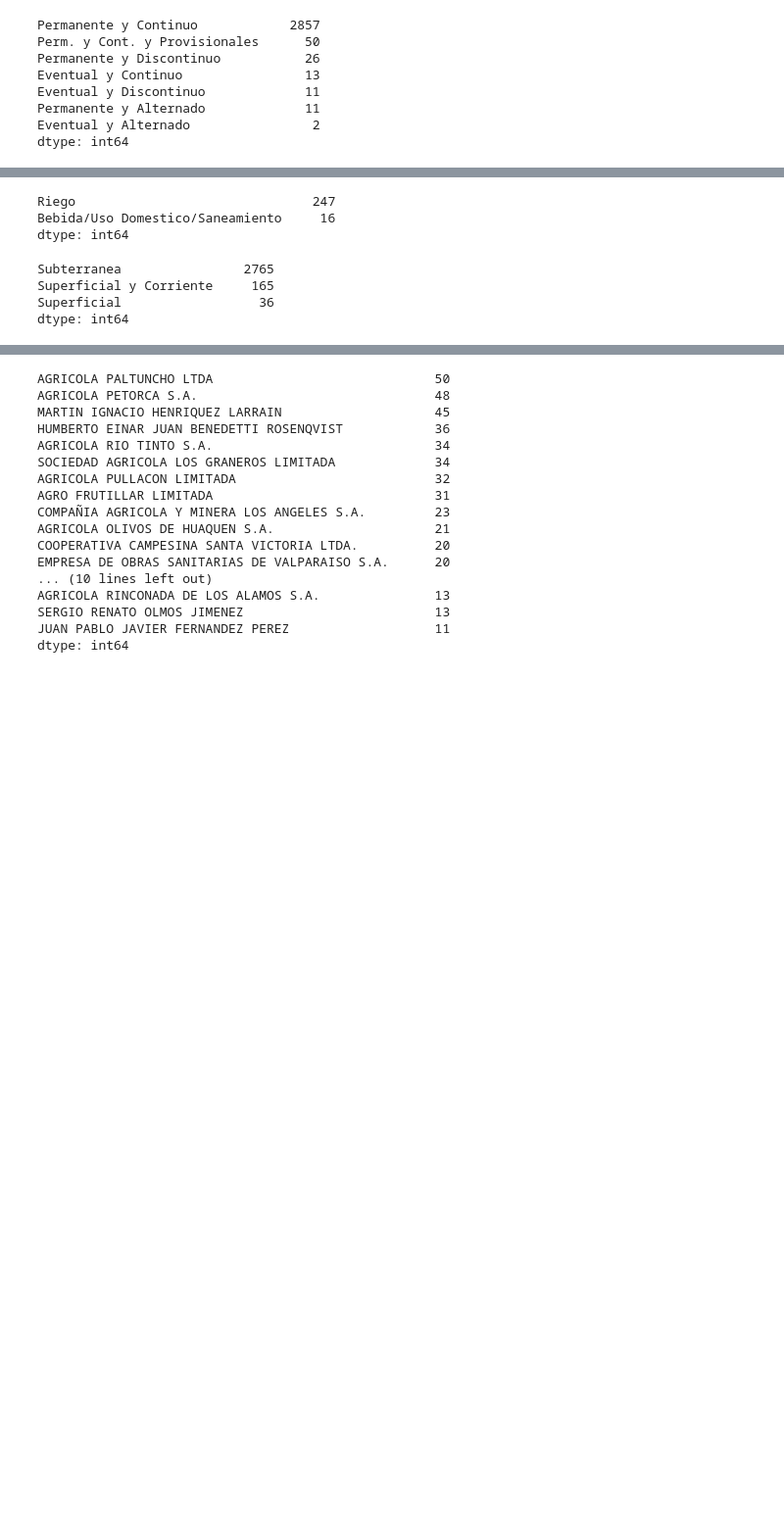
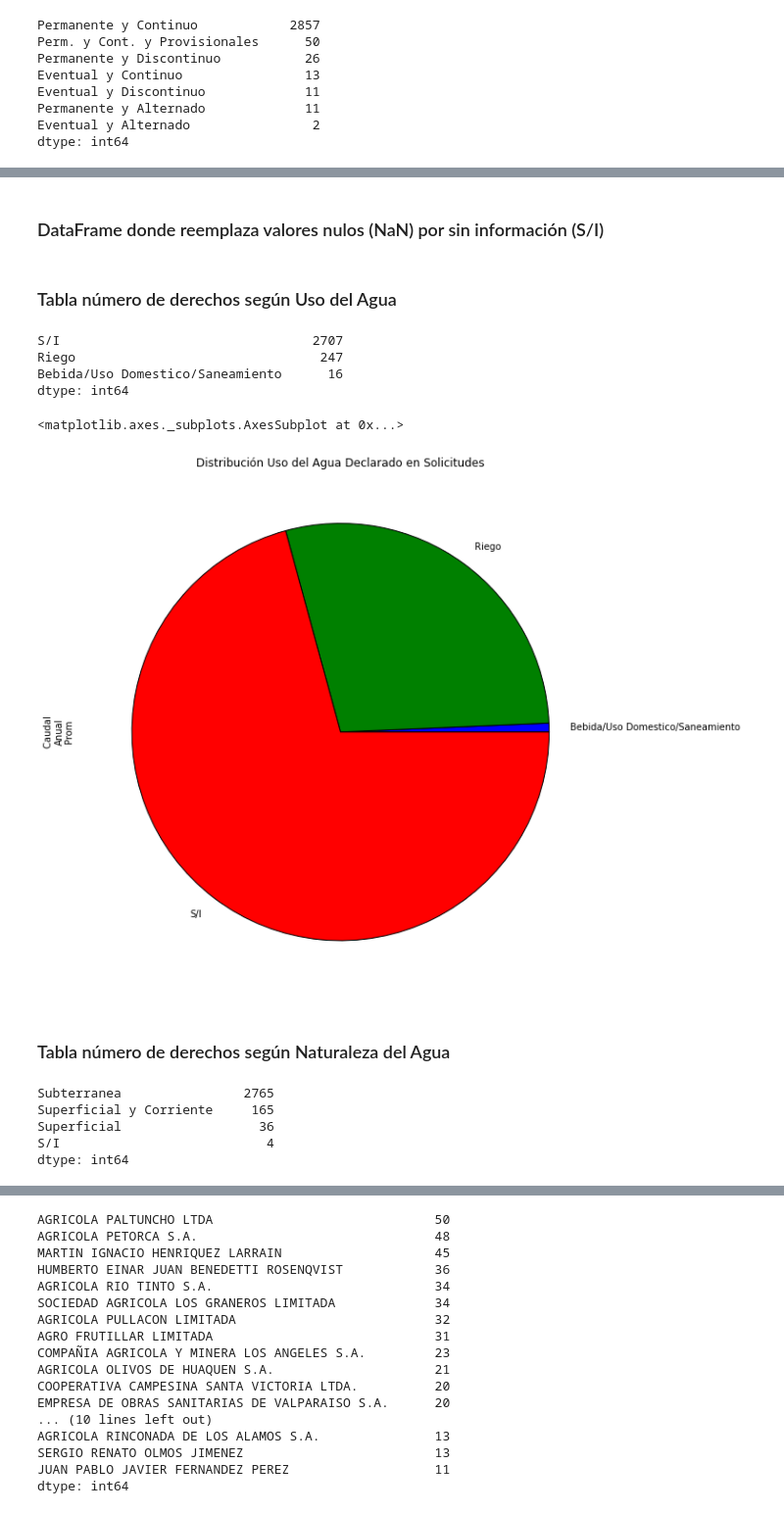
Before and after one commit to jrovegno/fci, a Jupyter notebook: Derechos-Agua-Petorca.ipynb, the cells around one changed output, grey strips where cells are left out. Shown at 98% size. Saved outputs shown, nothing was run; the diff lists cells and outputs as text; code cells hidden in the pictures; blank space fills up the shorter version.

Commit message:
Cambio formato y explica registros faltantes

```diff
--- a/Derechos-Agua-Petorca.ipynb
+++ b/Derechos-Agua-Petorca.ipynb
@@ -130,15 +141,29 @@ ddaa.groupby(u'Ejercicio del Derecho').sum()[u'Caudal \nAnual\nProm'].plot(kind=
+# %% [markdown]
+### DataFrame donde reemplaza valores nulos (NaN) por sin información (S/I)
+# %%
+# "S/I" Corresponde a datos no declarados en el registro de la solicitud
+ddaa_si = ddaa.where((pd.notnull(ddaa)), 'S/I')
+# %% [markdown]
+### Tabla número de derechos según Uso del Agua
 # %%
-ddaa[u'Uso del Agua'].value_counts()
+ddaa_si[u'Uso del Agua'].value_counts()
 # %% [output]
-Riego                               247
-Bebida/Uso Domestico/Saneamiento     16
+S/I                                 2707
+Riego                                247
+Bebida/Uso Domestico/Saneamiento      16
 dtype: int64
 # %%
-# ddaa.groupby(u'Uso del Agua').sum()[u'Caudal \nAnual\nProm'].plot(kind='pie', figsize=(10, 10))
+ddaa_si.groupby(u'Uso del Agua').sum()[u'Caudal \nAnual\nProm'].plot(kind='pie', figsize=(10, 10), title=u'Distribución Uso del Agua Declarado en Solicitudes')
+# %% [output]
+<matplotlib.axes._subplots.AxesSubplot at 0x...>
+[figure, added]
+# %% [markdown]
+### Tabla número de derechos según Naturaleza del Agua
 # %%
-ddaa[u'Naturaleza del \nAgua'].value_counts()
+ddaa_si[u'Naturaleza del \nAgua'].value_counts()
 # %% [output]
 Subterranea                2765
 Superficial y Corriente     165
 Superficial                  36
+S/I                           4
 dtype: int64
```
Also changed, not shown: parts of 24 cells of this notebook.
